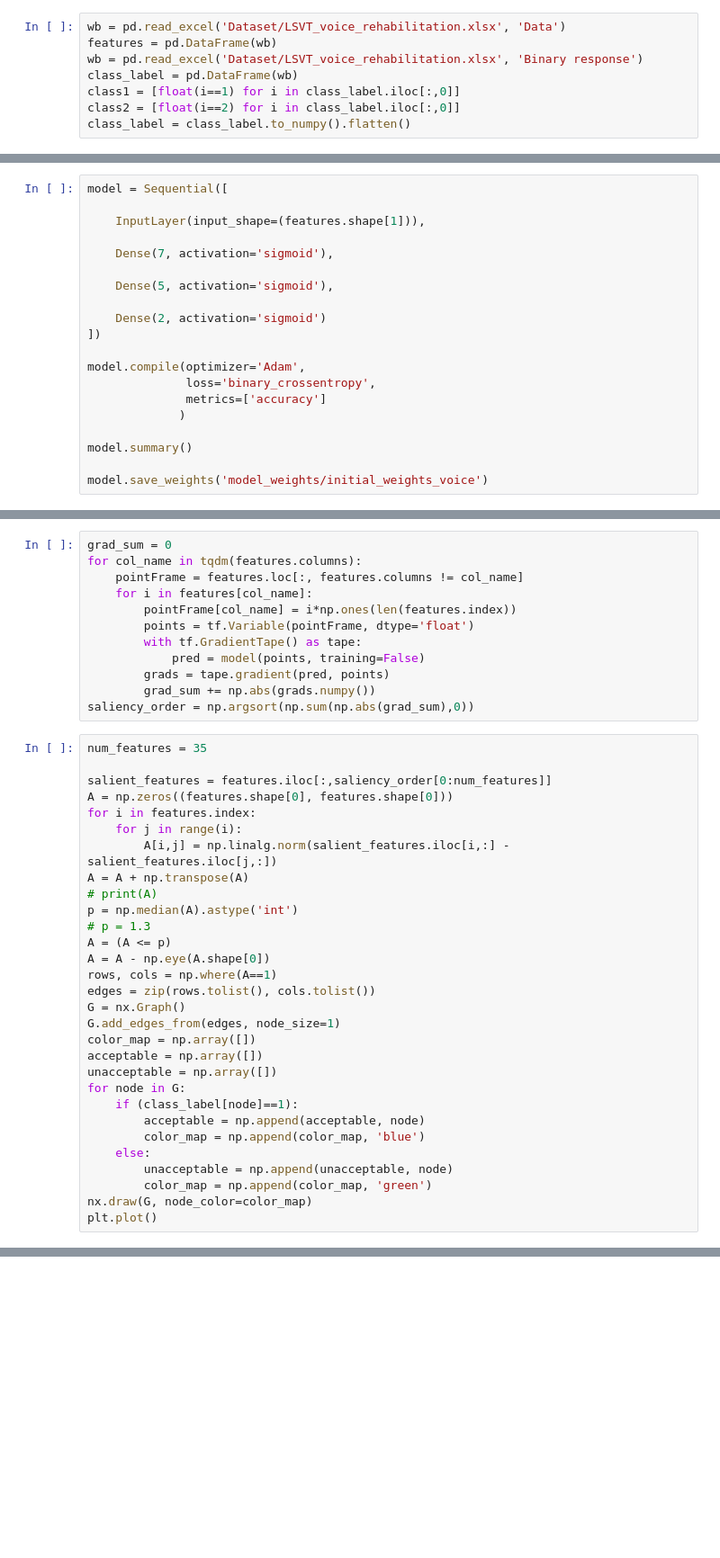
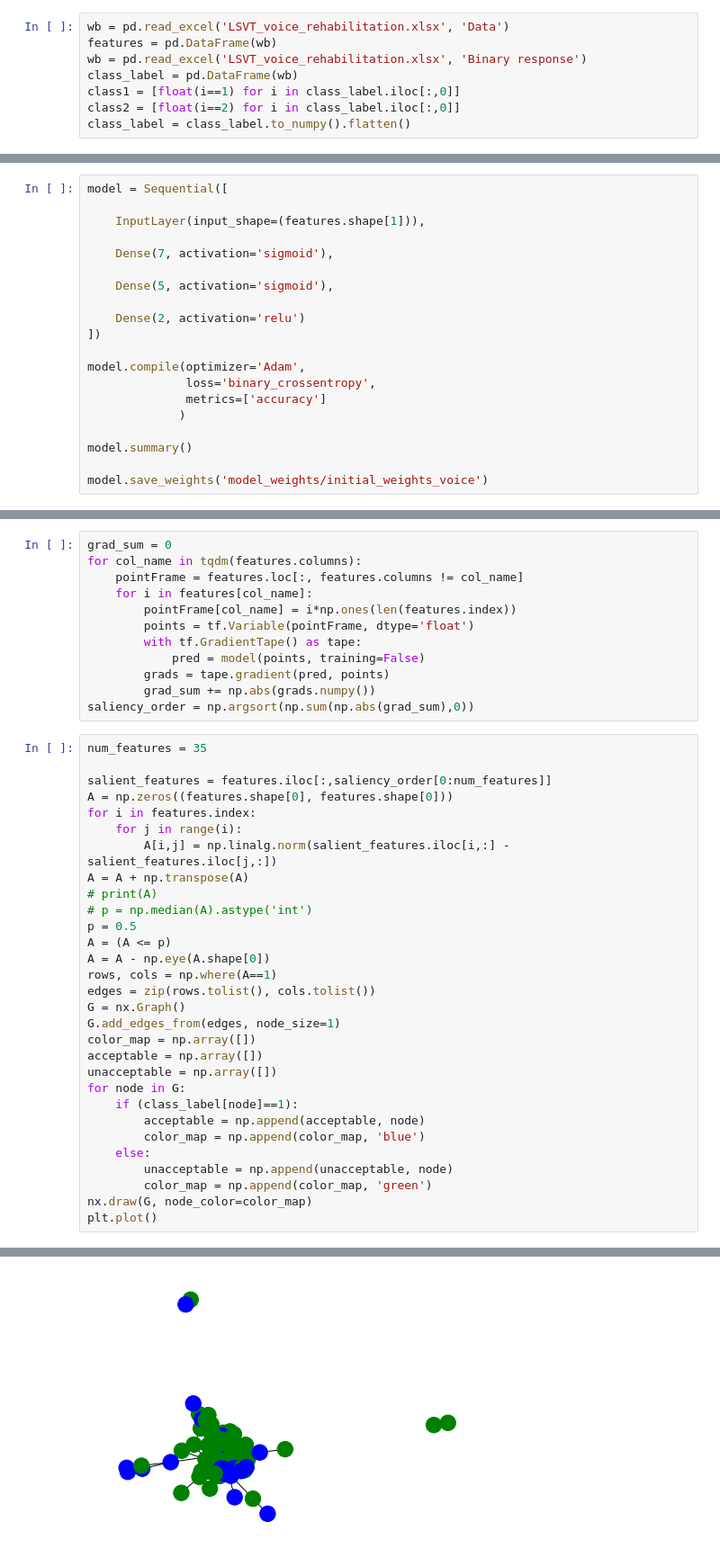
Before and after one commit to SirUnknown2/colonoscopy-videos-classification, a Jupyter notebook: MLPVoice.ipynb, the cells around one changed output, grey strips where cells are left out. Shown: that part at 90% size. Cells and saved outputs as stored; diff of their text form.

Commit message:
Voice

```diff
--- a/MLPVoice.ipynb
+++ b/MLPVoice.ipynb
@@ -16,9 +16,9 @@ from tensorflow.keras.layers import Dense
 from tensorflow.keras.layers import InputLayer
 from tensorflow.keras.layers import Activation
 # %%
-wb = pd.read_excel('Dataset/LSVT_voice_rehabilitation.xlsx', 'Data')
+wb = pd.read_excel('LSVT_voice_rehabilitation.xlsx', 'Data')
 features = pd.DataFrame(wb)
-wb = pd.read_excel('Dataset/LSVT_voice_rehabilitation.xlsx', 'Binary response')
+wb = pd.read_excel('LSVT_voice_rehabilitation.xlsx', 'Binary response')
 class_label = pd.DataFrame(wb)
 class1 = [float(i==1) for i in class_label.iloc[:,0]]
 class2 = [float(i==2) for i in class_label.iloc[:,0]]
@@ -69,7 +69,7 @@ model = Sequential([
 
     Dense(5, activation='sigmoid'),
 
-    Dense(2, activation='sigmoid')
+    Dense(2, activation='relu')
 ])
 
 model.compile(optimizer='Adam',
@@ -158,36 +158,36 @@ saliency_order = np.argsort(np.sum(np.abs(grad_sum),0))
 # %%
 num_features = 35
 
 salient_features = features.iloc[:,saliency_order[0:num_features]]
 A = np.zeros((features.shape[0], features.shape[0]))
 for i in features.index:
     for j in range(i):
         A[i,j] = np.linalg.norm(salient_features.iloc[i,:] - salient_features.iloc[j,:])
 A = A + np.transpose(A)
 # print(A)
-p = np.median(A).astype('int')
-# p = 1.3
+# p = np.median(A).astype('int')
+p = 0.5
 A = (A <= p)
 A = A - np.eye(A.shape[0])
 rows, cols = np.where(A==1)
 edges = zip(rows.tolist(), cols.tolist())
 G = nx.Graph()
 G.add_edges_from(edges, node_size=1)
 color_map = np.array([])
 acceptable = np.array([])
 unacceptable = np.array([])
 for node in G:
     if (class_label[node]==1):
         acceptable = np.append(acceptable, node)
         color_map = np.append(color_map, 'blue')
     else:
         unacceptable = np.append(unacceptable, node)
         color_map = np.append(color_map, 'green')
 nx.draw(G, node_color=color_map)
 plt.plot()
 # %% [output]
 []
-[figure, old version]
+[figure, new version]
 # %%
 giant_component = G.subgraph(max(nx.connected_components(G), key=len))
 color_map_GC = np.array([])
```
Also changed, not shown: parts of 12 cells of this notebook, 2 other files.
